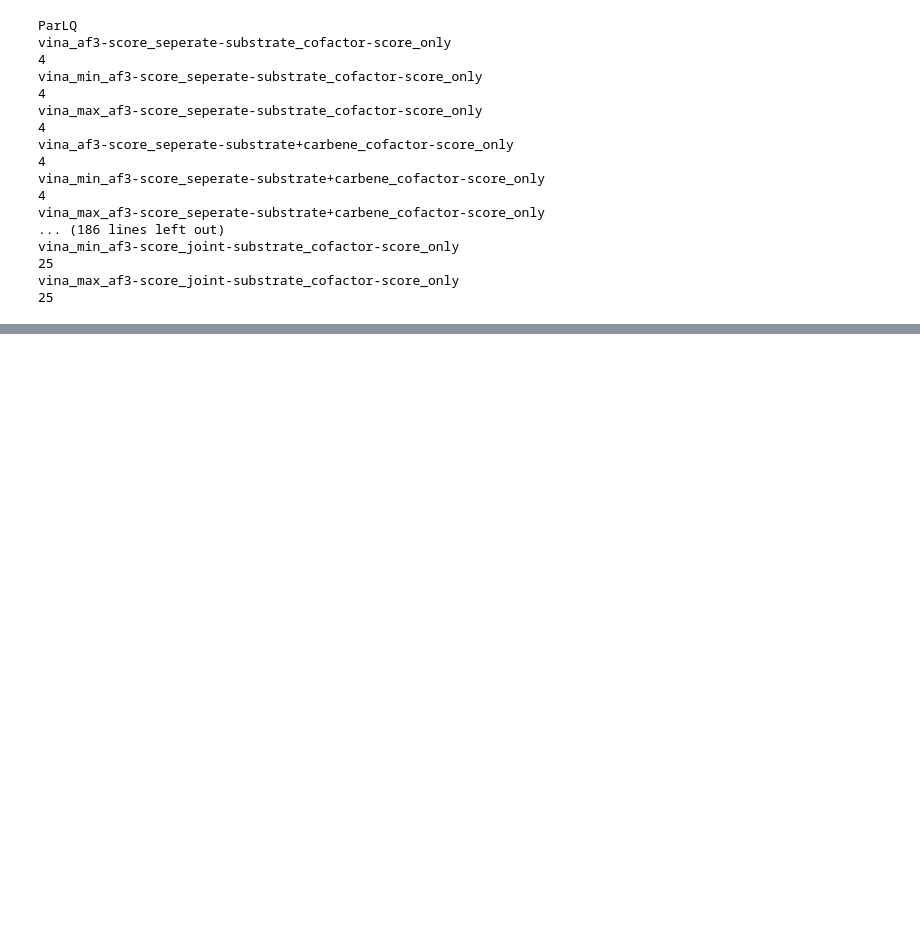
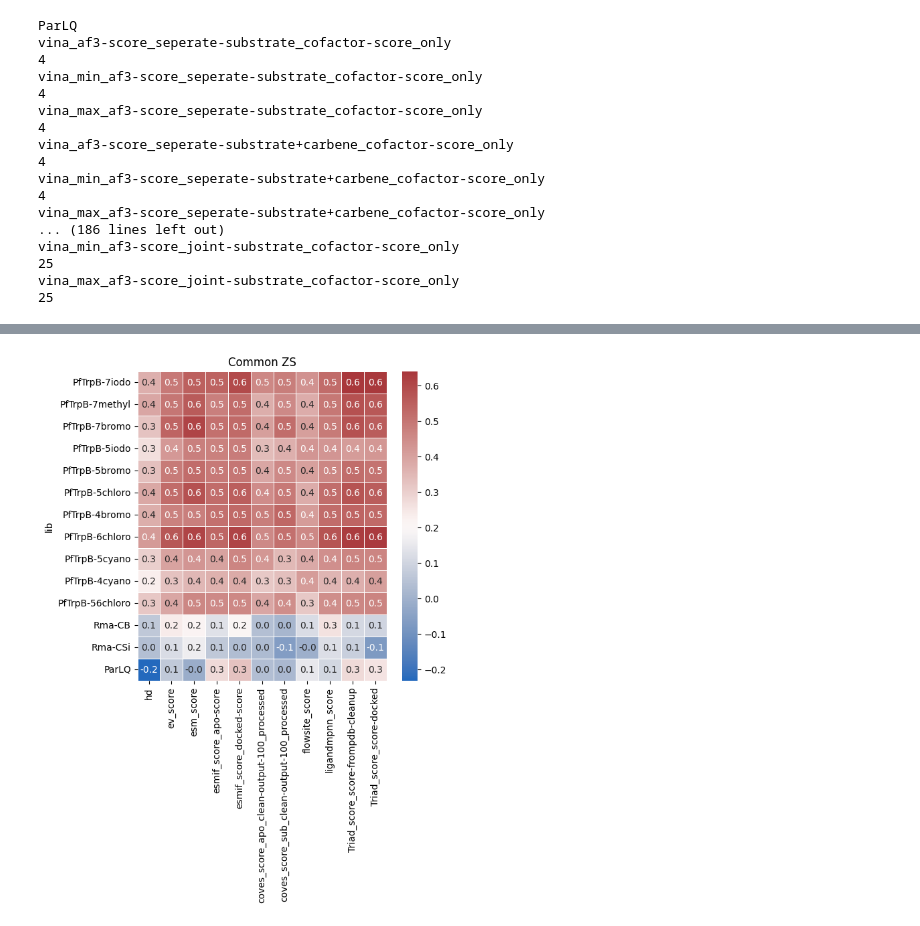
Before and after one commit to fhalab/substrate_aware_zs, a Jupyter notebook: sandbox/test_metric.ipynb, the cells around one changed output, grey strips where cells are left out. Cells and saved outputs as stored; diff of their text form; code cells hidden in the pictures; blank space fills up the shorter version.

```diff
--- a/sandbox/test_metric.ipynb
+++ b/sandbox/test_metric.ipynb
@@ -92,6 +83,9 @@ for f in glob("/disk2/fli/REVIVAL2/zs/comb/*.csv"):
 
             y_true = df["fitness"].values
             y_score = df[c].values
+
+            if "Triad_score" in c or "chain_pae_min" in c or "sum_" in c or "naive_score" in c:
+                y_score = -1 * y_score
             if np.all(y_score == y_score[0]):  # Check if all values are identical
                 rho_dict[c] = np.nan  # Assign NaN or 0 if needed
             else:
@@ -172,0 +217,35 @@ plt.show()
+# %%
+import pandas as pd
+import seaborn as sns
+import matplotlib.pyplot as plt
+
+# Example DataFrame (Replace with your DataFrame)
+
+common_zs = df_rho[
+    [
+        "lib",
+        "hd",
+        "ev_score",
+        "esm_score",
+        "esmif_score_apo-score",
+        "esmif_score_docked-score",
+        "coves_score_apo_clean-output-100_processed",
+        "coves_score_sub_clean-output-100_processed",
+        "flowsite_score",
+        "ligandmpnn_score",
+        "Triad_score_score-frompdb-cleanup",
+        "Triad_score_score-docked",
+    ]
+].set_index("lib").reindex(custom_order)
+
+# Set the figure size
+plt.figure(figsize=(6, 6))
+
+# Create a heatmap
+sns.heatmap(common_zs, cmap="vlag", annot=True, fmt=".1f", linewidths=0.5)
+
+# Show the plot
+plt.title("Common ZS")
+plt.show()
+# %% [output]
+[figure, added]
```
Also changed, not shown: parts of 25 cells of this notebook, 11 other files.
